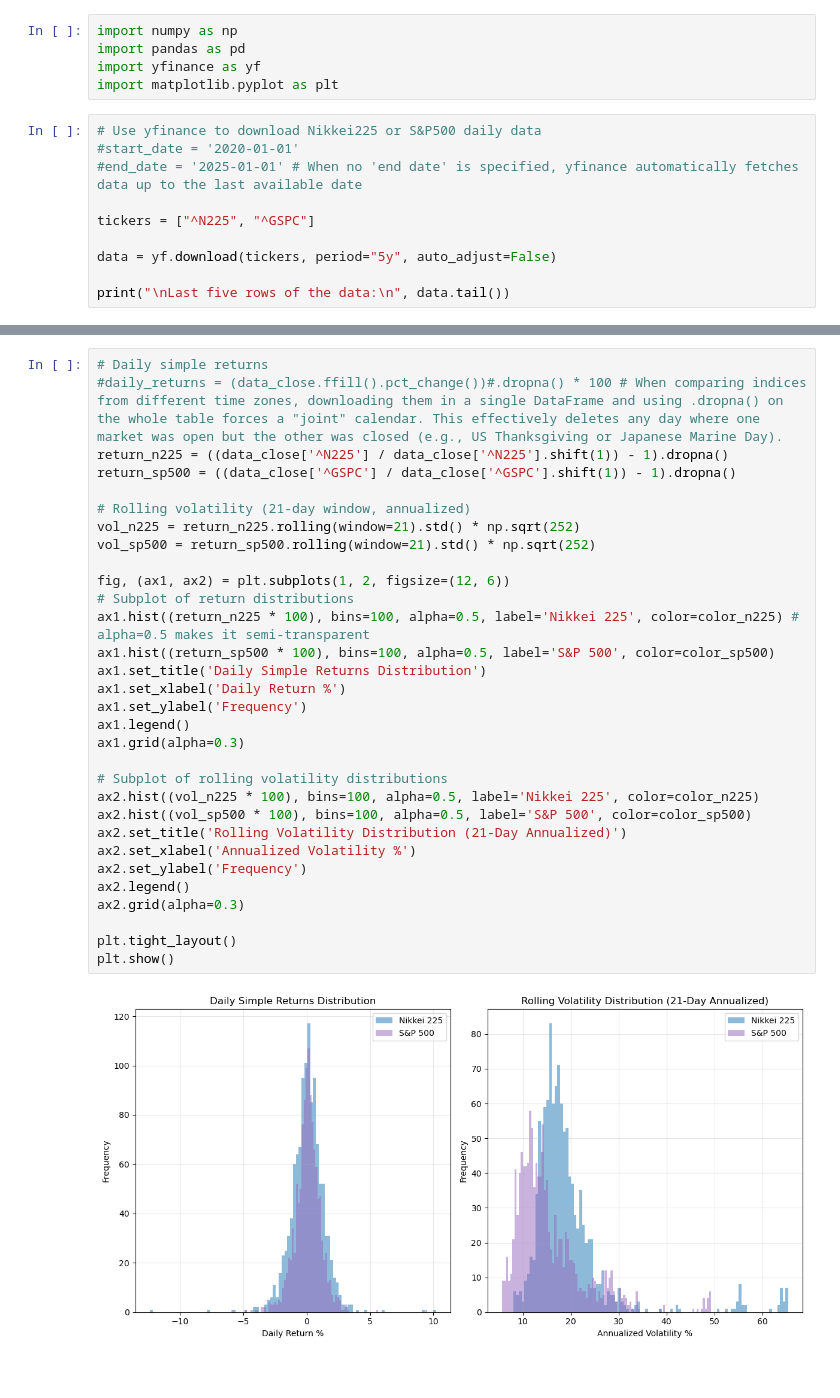
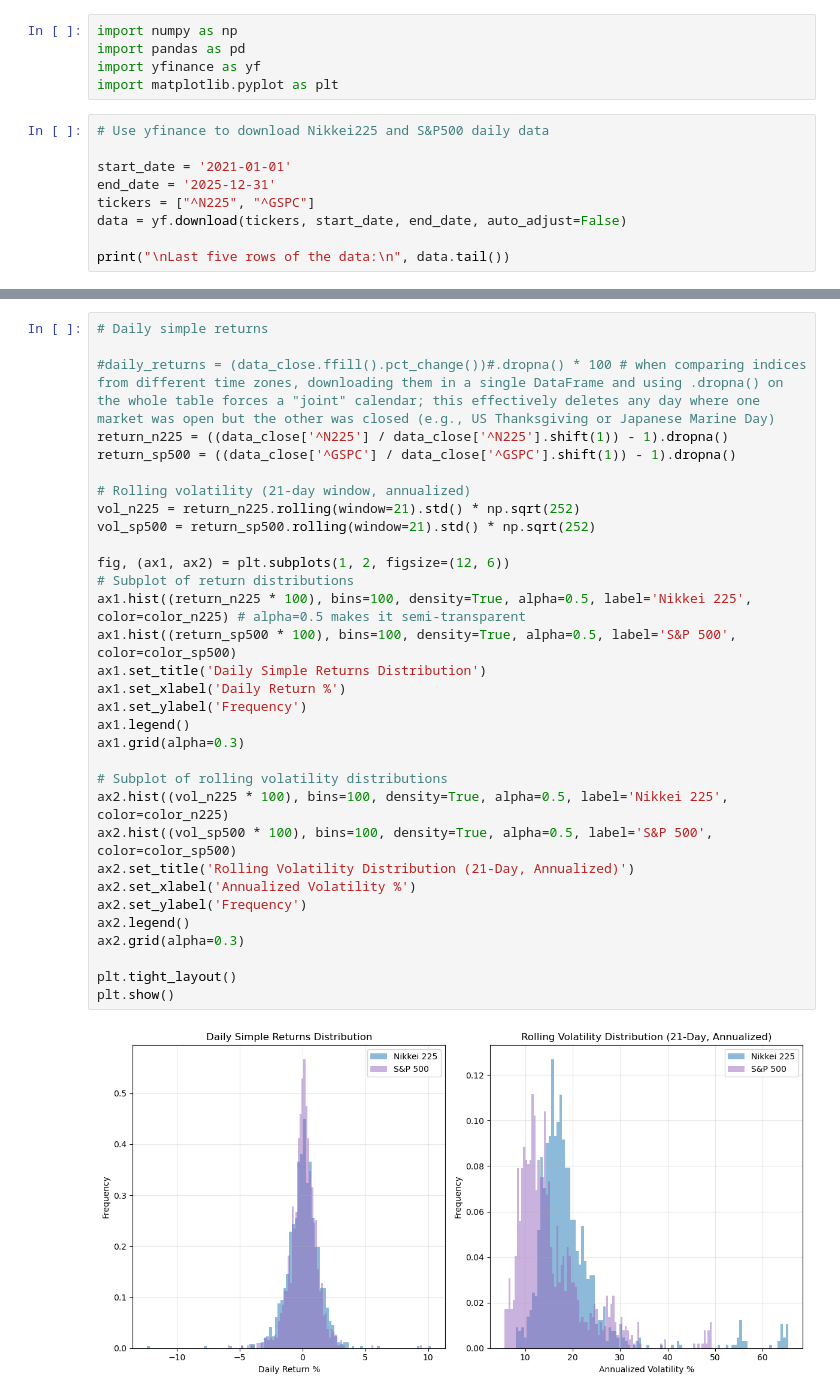
Before and after one commit to weitseu/Quant-Prep, a Jupyter notebook: stock_return_analysis.ipynb, the cells around one changed output, grey strips where cells are left out. Saved outputs shown, nothing was run; the diff lists cells and outputs as text.

```diff
--- a/stock_return_analysis.ipynb
+++ b/stock_return_analysis.ipynb
@@ -4,13 +4,12 @@ import pandas as pd
 import yfinance as yf
 import matplotlib.pyplot as plt
 # %%
-# Use yfinance to download Nikkei225 or S&P500 daily data
-#start_date = '2020-01-01'
-#end_date = '2025-01-01' # When no 'end date' is specified, yfinance automatically fetches data up to the last available date
+# Use yfinance to download Nikkei225 and S&P500 daily data
 
+start_date = '2021-01-01'
+end_date = '2025-12-31'
 tickers = ["^N225", "^GSPC"]
-
-data = yf.download(tickers, period="5y", auto_adjust=False)
+data = yf.download(tickers, start_date, end_date, auto_adjust=False)
 
 print("\nLast five rows of the data:\n", data.tail())
 # %% [output]
@@ -60,37 +59,38 @@ plt.show()
 [figure]
 # %%
 # Daily simple returns
-#daily_returns = (data_close.ffill().pct_change())#.dropna() * 100 # When comparing indices from different time zones, downloading them in a single DataFrame and using .dropna() on the whole table forces a "joint" calendar. This effectively deletes any day where one market was open but the other was closed (e.g., US Thanksgiving or Japanese Marine Day).
+
+#daily_returns = (data_close.ffill().pct_change())#.dropna() * 100 # when comparing indices from different time zones, downloading them in a single DataFrame and using .dropna() on the whole table forces a "joint" calendar; this effectively deletes any day where one market was open but the other was closed (e.g., US Thanksgiving or Japanese Marine Day)
 return_n225 = ((data_close['^N225'] / data_close['^N225'].shift(1)) - 1).dropna()
 return_sp500 = ((data_close['^GSPC'] / data_close['^GSPC'].shift(1)) - 1).dropna()
 
 # Rolling volatility (21-day window, annualized)
 vol_n225 = return_n225.rolling(window=21).std() * np.sqrt(252)
 vol_sp500 = return_sp500.rolling(window=21).std() * np.sqrt(252)
 
 fig, (ax1, ax2) = plt.subplots(1, 2, figsize=(12, 6))
 # Subplot of return distributions
-ax1.hist((return_n225 * 100), bins=100, alpha=0.5, label='Nikkei 225', color=color_n225) # alpha=0.5 makes it semi-transparent
-ax1.hist((return_sp500 * 100), bins=100, alpha=0.5, label='S&P 500', color=color_sp500)
+ax1.hist((return_n225 * 100), bins=100, density=True, alpha=0.5, label='Nikkei 225', color=color_n225) # alpha=0.5 makes it semi-transparent
+ax1.hist((return_sp500 * 100), bins=100, density=True, alpha=0.5, label='S&P 500', color=color_sp500)
 ax1.set_title('Daily Simple Returns Distribution')
 ax1.set_xlabel('Daily Return %')
 ax1.set_ylabel('Frequency')
 ax1.legend()
 ax1.grid(alpha=0.3)
 
 # Subplot of rolling volatility distributions
-ax2.hist((vol_n225 * 100), bins=100, alpha=0.5, label='Nikkei 225', color=color_n225)
-ax2.hist((vol_sp500 * 100), bins=100, alpha=0.5, label='S&P 500', color=color_sp500)
-ax2.set_title('Rolling Volatility Distribution (21-Day Annualized)')
+ax2.hist((vol_n225 * 100), bins=100, density=True, alpha=0.5, label='Nikkei 225', color=color_n225)
+ax2.hist((vol_sp500 * 100), bins=100, density=True, alpha=0.5, label='S&P 500', color=color_sp500)
+ax2.set_title('Rolling Volatility Distribution (21-Day, Annualized)')
 ax2.set_xlabel('Annualized Volatility %')
 ax2.set_ylabel('Frequency')
 ax2.legend()
 ax2.grid(alpha=0.3)
 
 plt.tight_layout()
 plt.show()
 # %% [output]
-[figure, old version]
+[figure, new version]
 # %%
 # Cumulative returns
 cum_return_n225 = (data_close['^N225'].ffill().pct_change() + 1).cumprod()
```
Also changed, not shown: parts of 7 cells of this notebook.
